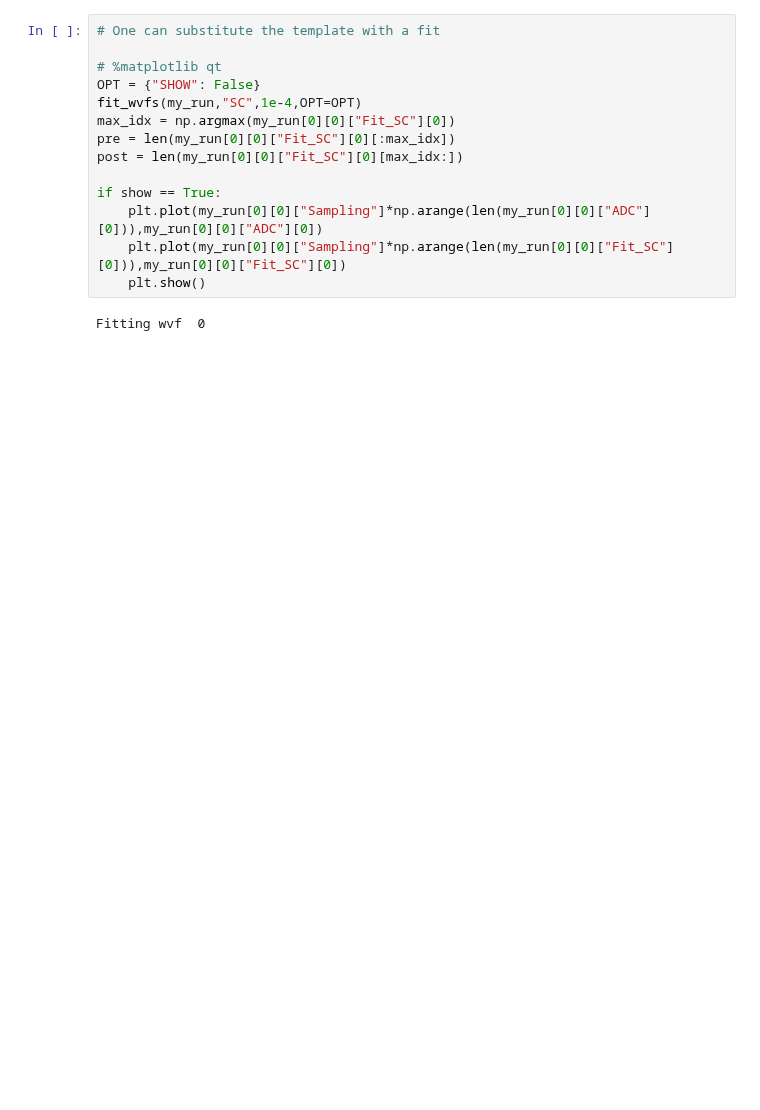
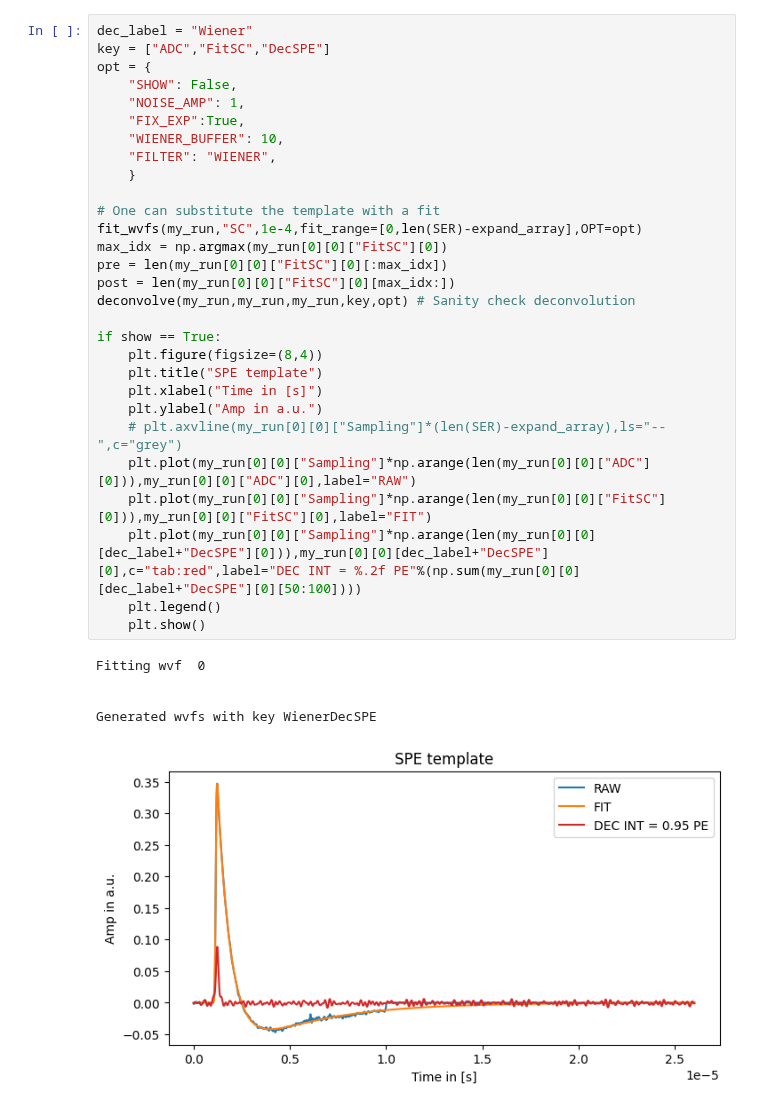
Before and after one commit to CIEMAT-Neutrino/SCINT, a Jupyter notebook: notebooks/MC.ipynb, the cells around one changed output. Cells and saved outputs as stored; diff of their text form; blank space fills up the shorter version.

```diff
--- a/notebooks/MC.ipynb
+++ b/notebooks/MC.ipynb
@@ -40,17 +40,36 @@ if show == True:
 # %%
+dec_label = "Wiener"
+key = ["ADC","FitSC","DecSPE"]
+opt = {
+    "SHOW": False,
+    "NOISE_AMP": 1,
+    "FIX_EXP":True,
+    "WIENER_BUFFER": 10,
+    "FILTER": "WIENER",
+    }
+
 # One can substitute the template with a fit
-
-# %matplotlib qt
-OPT = {"SHOW": False}
-fit_wvfs(my_run,"SC",1e-4,OPT=OPT)
-max_idx = np.argmax(my_run[0][0]["Fit_SC"][0])
-pre = len(my_run[0][0]["Fit_SC"][0][:max_idx])
-post = len(my_run[0][0]["Fit_SC"][0][max_idx:])
+fit_wvfs(my_run,"SC",1e-4,fit_range=[0,len(SER)-expand_array],OPT=opt)
+max_idx = np.argmax(my_run[0][0]["FitSC"][0])
+pre = len(my_run[0][0]["FitSC"][0][:max_idx])
+post = len(my_run[0][0]["FitSC"][0][max_idx:])
+deconvolve(my_run,my_run,my_run,key,opt) # Sanity check deconvolution
 
 if show == True:
-    plt.plot(my_run[0][0]["Sampling"]*np.arange(len(my_run[0][0]["ADC"][0])),my_run[0][0]["ADC"][0])
-    plt.plot(my_run[0][0]["Sampling"]*np.arange(len(my_run[0][0]["Fit_SC"][0])),my_run[0][0]["Fit_SC"][0])
+    plt.figure(figsize=(8,4))
+    plt.title("SPE template")
+    plt.xlabel("Time in [s]")
+    plt.ylabel("Amp in a.u.")
+    # plt.axvline(my_run[0][0]["Sampling"]*(len(SER)-expand_array),ls="--",c="grey")
+    plt.plot(my_run[0][0]["Sampling"]*np.arange(len(my_run[0][0]["ADC"][0])),my_run[0][0]["ADC"][0],label="RAW")
+    plt.plot(my_run[0][0]["Sampling"]*np.arange(len(my_run[0][0]["FitSC"][0])),my_run[0][0]["FitSC"][0],label="FIT")
+    plt.plot(my_run[0][0]["Sampling"]*np.arange(len(my_run[0][0][dec_label+"DecSPE"][0])),my_run[0][0][dec_label+"DecSPE"][0],c="tab:red",label="DEC INT = %.2f PE"%(np.sum(my_run[0][0][dec_label+"DecSPE"][0][50:100])))
+    plt.legend()
     plt.show()
 # %% [output]
 Fitting wvf  0
+
+
+Generated wvfs with key WienerDecSPE
+[figure, added]
 # %%
```
Also changed, not shown: parts of 7 cells of this notebook, 5 other files.
